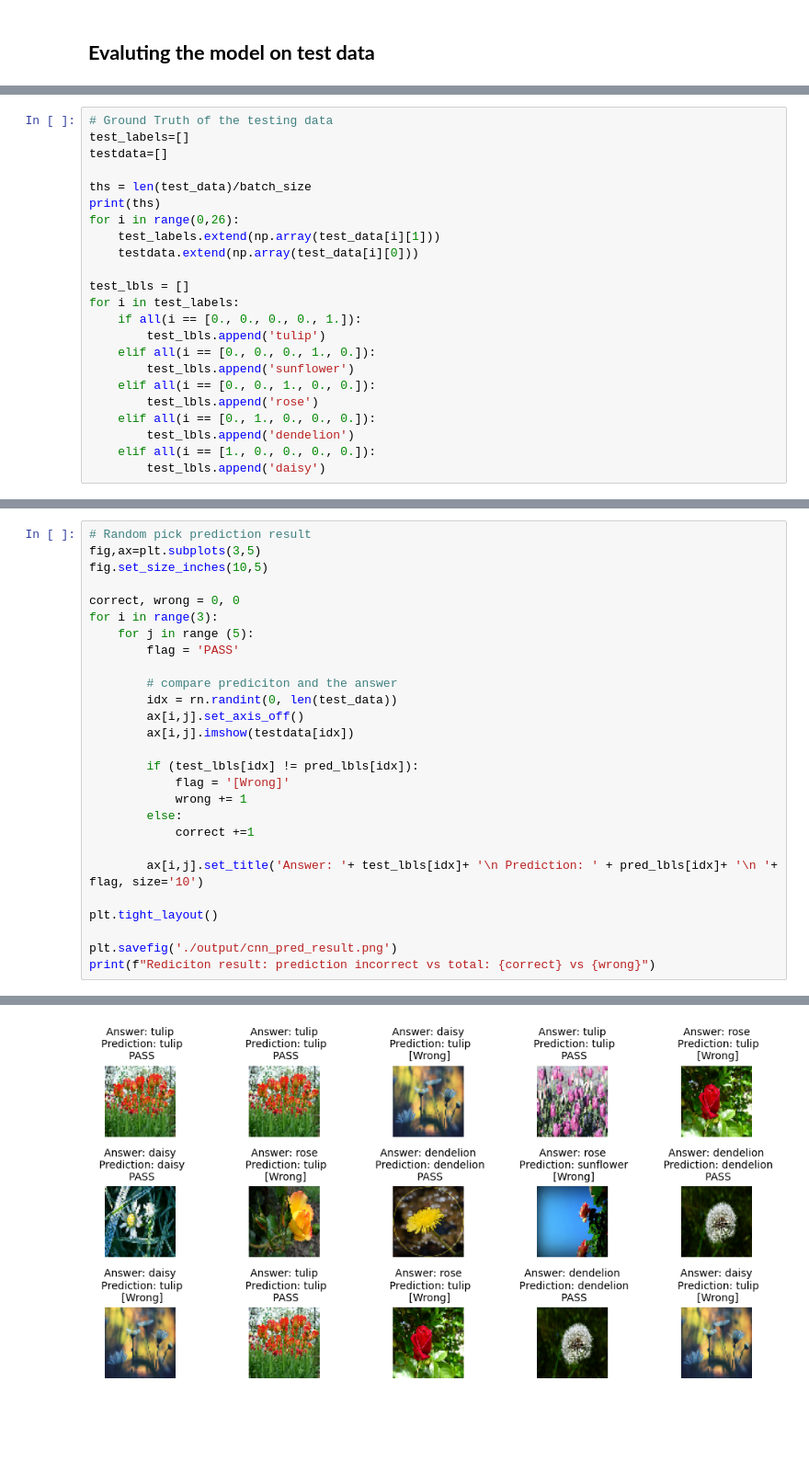
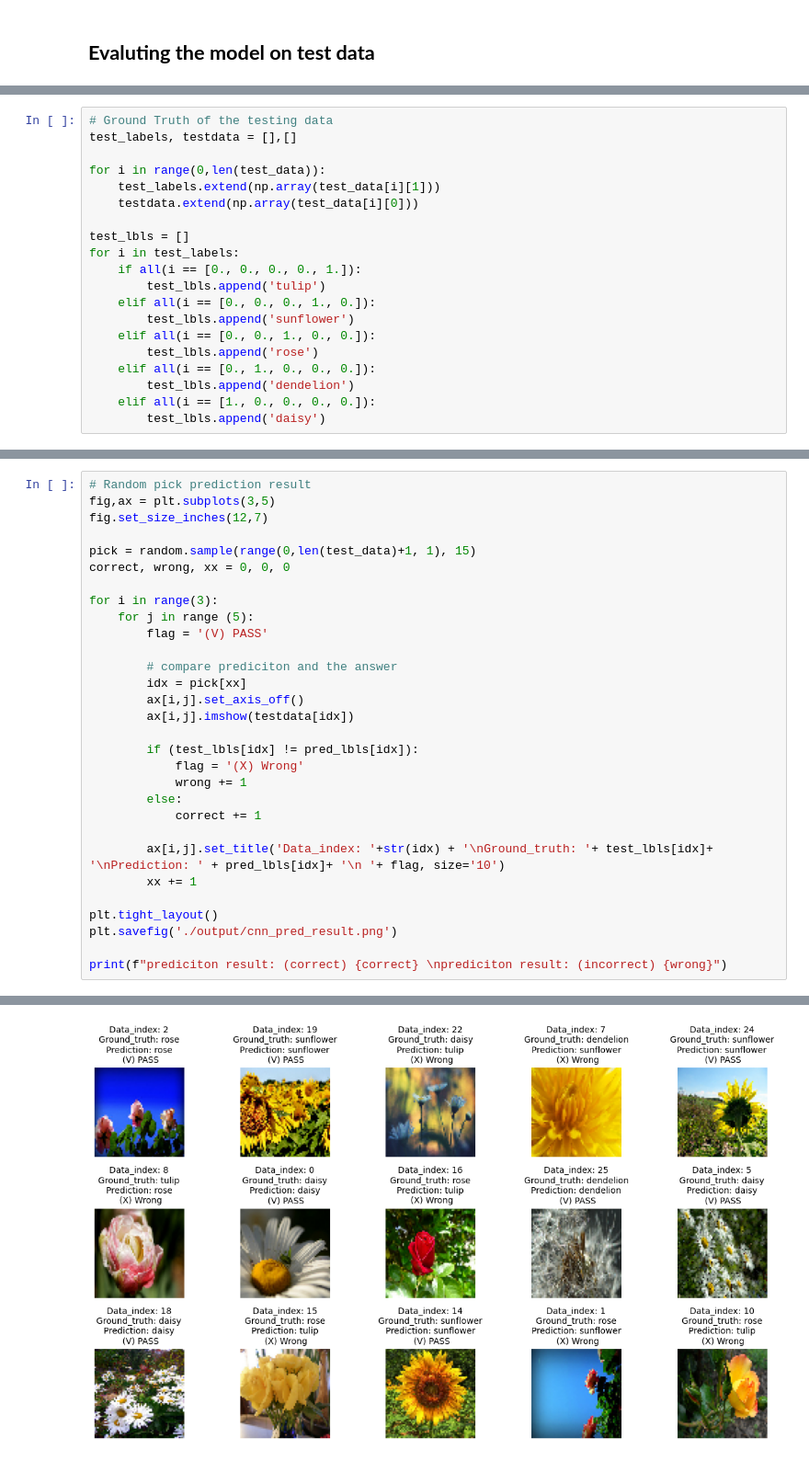
Before and after one commit to sc0210/AWINLAB_hw, a Jupyter notebook: Deep_learning/cnn-for-flower-recognition.ipynb, the cells around one changed output, grey strips where cells are left out. Shown at 92% size. Saved outputs shown, nothing was run; the diff lists cells and outputs as text; blank space fills up the shorter version.

Commit message:
Fix random duplicate issue in pred_result

```diff
--- a/Deep_learning/cnn-for-flower-recognition.ipynb
+++ b/Deep_learning/cnn-for-flower-recognition.ipynb
@@ -256,11 +250,8 @@ print(ths)
 # %%
 # Ground Truth of the testing data
-test_labels=[]
-testdata=[]
+test_labels, testdata = [],[]
 
-ths = len(test_data)/batch_size
-print(ths)
-for i in range(0,26):
+for i in range(0,len(test_data)):
     test_labels.extend(np.array(test_data[i][1]))
     testdata.extend(np.array(test_data[i][0]))
 
@@ -301,29 +292,32 @@ for i in pred_digits:
 26/26 [==============================] - 2s 59ms/step
 # %%
 # Random pick prediction result
-fig,ax=plt.subplots(3,5)
-fig.set_size_inches(10,5)
+fig,ax = plt.subplots(3,5)
+fig.set_size_inches(12,7)
 
-correct, wrong = 0, 0
+pick = random.sample(range(0,len(test_data)+1, 1), 15)
+correct, wrong, xx = 0, 0, 0
+
 for i in range(3):
     for j in range (5):
-        flag = 'PASS'
+        flag = '(V) PASS'
 
         # compare prediciton and the answer
-        idx = rn.randint(0, len(test_data))
+        idx = pick[xx]
         ax[i,j].set_axis_off()
         ax[i,j].imshow(testdata[idx])
 
         if (test_lbls[idx] != pred_lbls[idx]):
-            flag = '[Wrong]'
+            flag = '(X) Wrong'
             wrong += 1
         else:
-            correct +=1
+            correct += 1
 
-        ax[i,j].set_title('Answer: '+ test_lbls[idx]+ '\n Prediction: ' + pred_lbls[idx]+ '\n '+ flag, size='10')
+        ax[i,j].set_title('Data_index: '+str(idx) + '\nGround_truth: '+ test_lbls[idx]+ '\nPrediction: ' + pred_lbls[idx]+ '\n '+ flag, size='10')
+        xx += 1
 
 plt.tight_layout()
+plt.savefig('./output/cnn_pred_result.png')
 
-plt.savefig('./output/cnn_pred_result.png')
-print(f"Rediciton result: prediction incorrect vs total: {correct} vs {wrong}")
+print(f"prediciton result: (correct) {correct} \nprediciton result: (incorrect) {wrong}")
 # %% [output]
@@ -331 +326 @@ Rediciton result: prediction incorrect vs total: 8 vs 7
-[figure, old version]
+[figure, new version]
```
Also changed, not shown: parts of 13 cells of this notebook, 5 other files.
